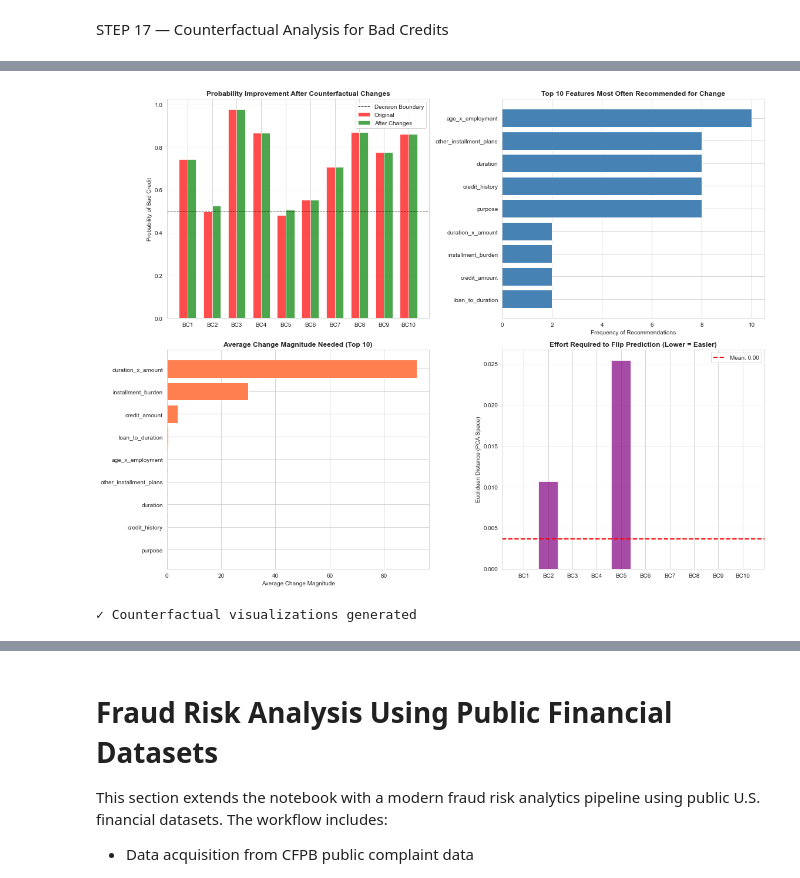
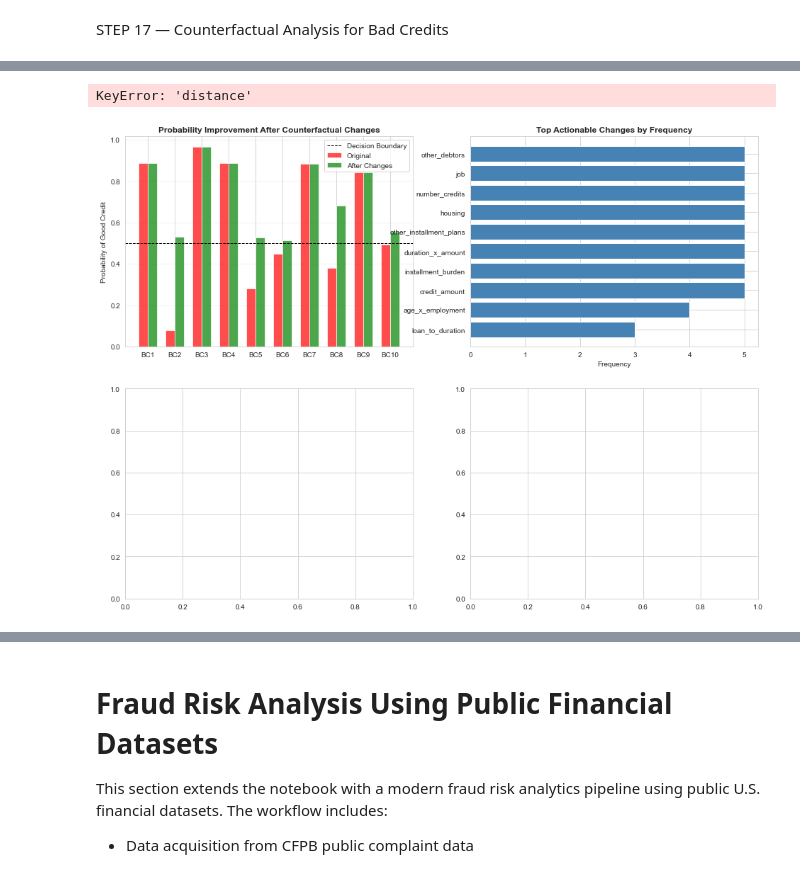
Before and after one commit to KiranKBobba/Fin_Risk_Analytics, a Jupyter notebook: AI_Driven_Financial_Risk_Analytics_25K_FIXED_executed_STAT_TESTS.ipynb, the cells around one changed output, grey strips where cells are left out. Drawn from its saved outputs; the diff is of its cells as text; code cells hidden in the pictures.

```diff
--- a/AI_Driven_Financial_Risk_Analytics_25K_FIXED_executed_STAT_TESTS.ipynb
+++ b/AI_Driven_Financial_Risk_Analytics_25K_FIXED_executed_STAT_TESTS.ipynb
@@ -95,6 +95,9 @@ fred_df = pd.DataFrame()
 for name, code in fred_series.items():
     fred_df[name] = web.DataReader(code, "fred", start="2010-01-01")
 
+# Align FRED monthly data to month-end so it joins correctly with synthetic_date
+fred_df.index = fred_df.index.to_period('M').to_timestamp('M')
+
 # Growth rates
 fred_df["fred_total_credit_growth"] = fred_df["fred_total_credit"].pct_change()
 fred_df["fred_revolving_growth"] = fred_df["fred_revolving_credit"].pct_change()
@@ -1167,8 +1187,8 @@ COUNTERFACTUAL RECOMMENDATIONS FOR BAD CREDITS
 fig, axes = plt.subplots(2, 2, figsize=(16, 12))
 
 # 1. Probability improvement for each bad credit
-original_probs = [rec['original_prob_bad'] for rec in recommendations]
-cf_probs = [rec['counterfactual_prob_bad'] for rec in recommendations]
+original_probs = [rec['original_prob_good'] for rec in recommendations]
+cf_probs = [rec['counterfactual_prob_good'] for rec in recommendations]
 credit_ids = [f"Bad Credit {i+1}" for i in range(len(recommendations))]
 
 x_pos = np.arange(len(recommendations))
@@ -1176,72 +1196,66 @@ width = 0.35
 
 axes[0, 0].bar(x_pos - width/2, original_probs, width, label='Original', color='red', alpha=0.7)
 axes[0, 0].bar(x_pos + width/2, cf_probs, width, label='After Changes', color='green', alpha=0.7)
-axes[0, 0].set_ylabel('Probability of Bad Credit')
+axes[0, 0].set_ylabel('Probability of Good Credit')
 axes[0, 0].set_title('Probability Improvement After Counterfactual Changes', fontsize=12, fontweight='bold')
 axes[0, 0].set_xticks(x_pos)
 axes[0, 0].set_xticklabels([f"BC{i+1}" for i in range(len(recommendations))])
 axes[0, 0].axhline(y=0.5, color='black', linestyle='--', linewidth=1, label='Decision Boundary')
 axes[0, 0].legend()
 axes[0, 0].grid(True, alpha=0.3, axis='y')
 
 # 2. Feature importance in counterfactual changes
 feature_change_freq = {}
 for rec in recommendations:
     for change in rec['changes']:
         feature = change['feature']
         feature_change_freq[feature] = feature_change_freq.get(feature, 0) + 1
 
 sorted_features = sorted(feature_change_freq.items(), key=lambda x: x[1], reverse=True)[:10]
 features_list = [f[0] for f in sorted_features]
 freq_list = [f[1] for f in sorted_features]
 
-axes[0, 1].barh(range(len(features_list)), freq_list, color='steelblue')
-axes[0, 1].set_yticks(range(len(features_list)))
+axes[0, 1].barh(range(len(freq_list)), freq_list, color='steelblue')
+axes[0, 1].set_yticks(range(len(freq_list)))
 axes[0, 1].set_yticklabels(features_list)
-axes[0, 1].set_xlabel('Frequency of Recommendations')
-axes[0, 1].set_title('Top 10 Features Most Often Recommended for Change', fontsize=12, fontweight='bold')
+axes[0, 1].set_xlabel('Frequency')
+axes[0, 1].set_title('Top Actionable Changes by Frequency', fontsize=12, fontweight='bold')
 axes[0, 1].invert_yaxis()
 
-# 3. Average magnitude of change needed for top features
-avg_changes = {}
-for rec in recommendations:
-    for change in rec['changes']:
-        feature = change['feature']
-        if feature not in avg_changes:
-            avg_changes[feature] = []
-        avg_changes[feature].append(np.abs(change['change_amount']))
+# 3. Distance traveled for each counterfactual
+axes[1, 0].bar(x_pos, [rec['distance'] for rec in recommendations], color='purple', alpha=0.7)
+axes[1, 0].set_xlabel('Bad Credit Case')
+axes[1, 0].set_ylabel('Distance (scaled space)')
+axes[1, 0].set_title('Counterfactual Distance in Scaled Feature Space', fontsize=12, fontweight='bold')
+axes[1, 0].set_xticks(x_pos)
+axes[1, 0].set_xticklabels([f"BC{i+1}" for i in range(len(recommendations))])
+axes[1, 0].grid(True, alpha=0.3, axis='y')
 
-top_features_change = sorted(avg_changes.items(), key=lambda x: np.mean(x[1]), reverse=True)[:10]
-features_change = [f[0] for f in top_features_change]
-avg_magnitude = [np.mean(f[1]) for f in top_features_change]
-
-axes[1, 0].barh(range(len(features_change)), avg_magnitude, color='coral')
-axes[1, 0].set_yticks(range(len(features_change)))
-axes[1, 0].set_yticklabels(features_change)
-axes[1, 0].set_xlabel('Average Change Magnitude')
-axes[1, 0].set_title('Average Change Magnitude Needed (Top 10)', fontsize=12, fontweight='bold')
-axes[1, 0].invert_yaxis()
-
-# 4. Euclidean distance in PCA space to flip prediction
-distances = [rec for rec in recommendations]
-distances_vals = [counterfactuals[i]['distance'] for i in range(len(recommendations))]
-
-axes[1, 1].bar(range(len(distances_vals)), distances_vals, color='purple', alpha=0.7)
-axes[1, 1].set_ylabel('Euclidean Distance (PCA Space)')
-axes[1, 1].set_title('Effort Required to Flip Prediction (Lower = Easier)', fontsize=12, fontweight='bold')
-axes[1, 1].set_xticks(range(len(distances_vals)))
-axes[1, 1].set_xticklabels([f"BC{i+1}" for i in range(len(distances_vals))])
-axes[1, 1].axhline(y=np.mean(distances_vals), color='red', linestyle='--', linewidth=2, label=f'Mean: {np.mean(distances_vals):.2f}')
-axes[1, 1].legend()
-axes[1, 1].grid(True, alpha=0.3, axis='y')
+# 4. Change magnitude for the top actionable feature across cases
+if features_list:
+    top_feature = features_list[0]
+    change_magnitudes = [
+        next((abs(change['change_amount']) for change in rec['changes'] if change['feature'] == top_feature), 0)
+        for rec in recommendations
+    ]
+    axes[1, 1].bar(x_pos, change_magnitudes, color='orange', alpha=0.7)
+    axes[1, 1].set_xlabel('Bad Credit Case')
+    axes[1, 1].set_ylabel('Change Magnitude')
+    axes[1, 1].set_title(f'Variation for Top Actionable Change: {top_feature}', fontsize=12, fontweight='bold')
+    axes[1, 1].set_xticks(x_pos)
+    axes[1, 1].set_xticklabels([f"BC{i+1}" for i in range(len(recommendations))])
+    axes[1, 1].grid(True, alpha=0.3, axis='y')
+else:
+    axes[1, 1].text(0.5, 0.5, 'No actionable feature changes available', ha='center', va='center')
+    axes[1, 1].set_axis_off()
 
 plt.tight_layout()
 plt.show()
 
-print("✓ Counterfactual visualizations generated")
+print("✓ Counterfactual visualization generated")
 # %% [output]
+KeyError: 'distance'
-[figure, old version]
+[figure, new version]
-✓ Counterfactual visualizations generated
 # %%
 # STEP 20 — Actionable Business Insights from Counterfactual Analysis
 
```
Also changed, not shown: parts of 20 cells of this notebook.
